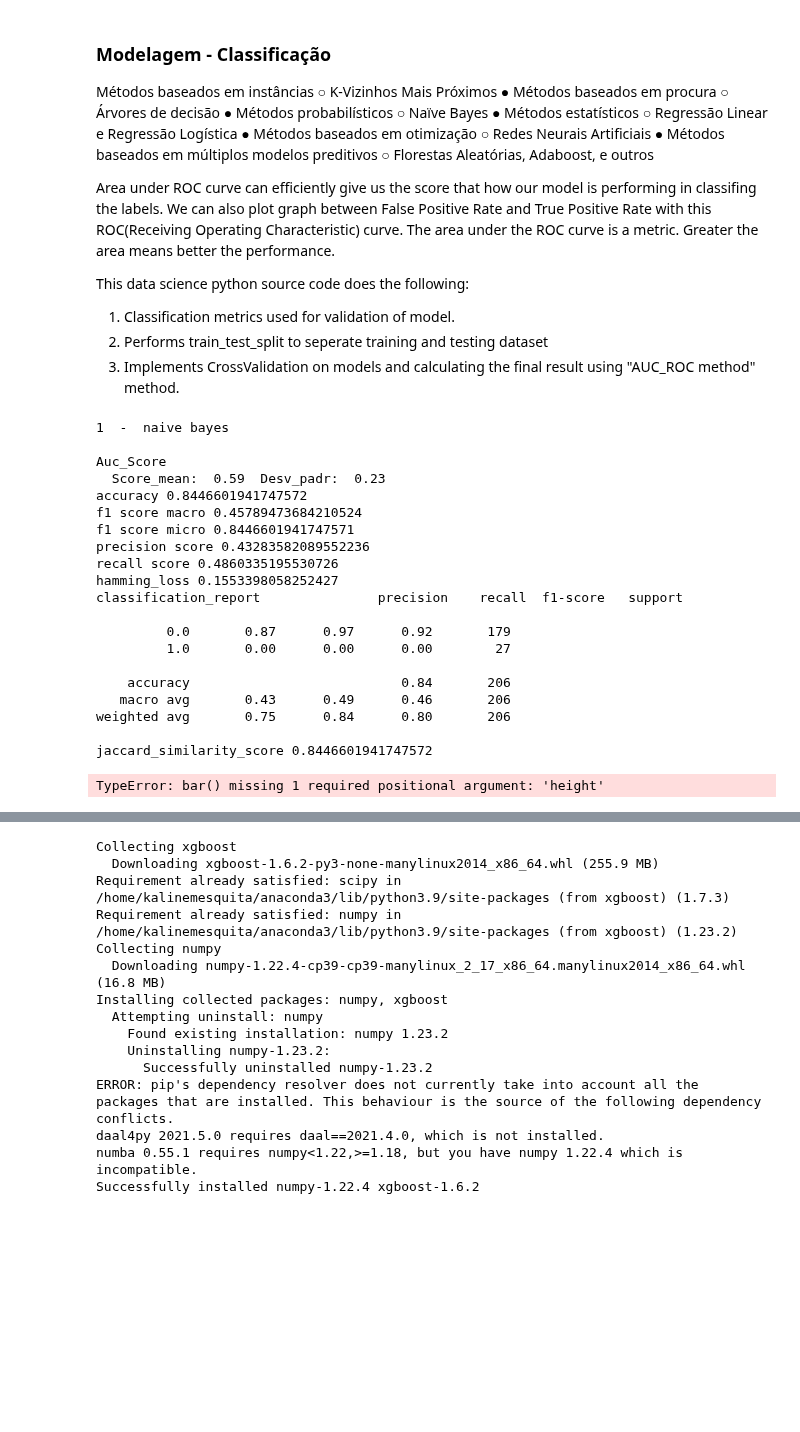
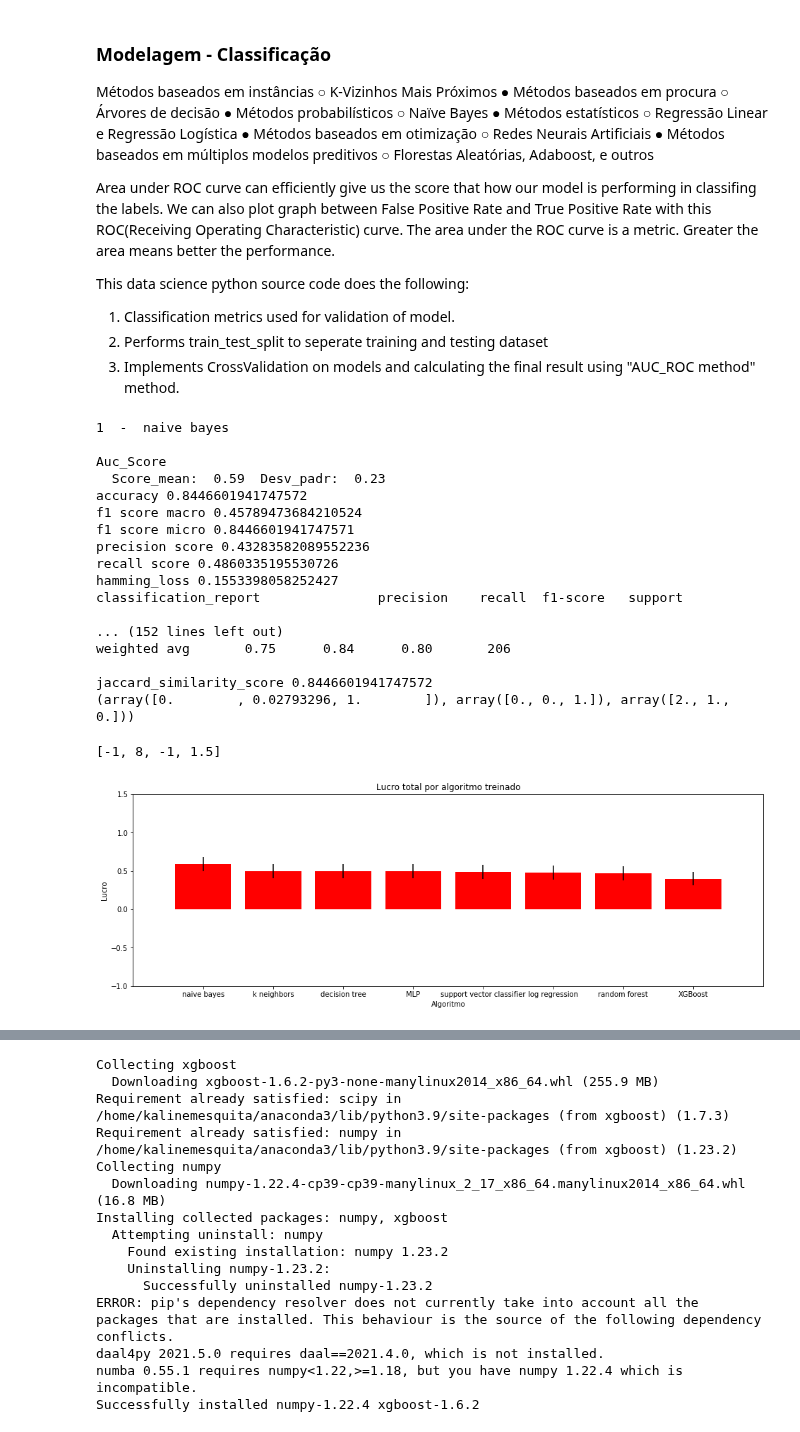
Before and after one commit to kaline/TrabalhoFinalML, a Jupyter notebook: dataset.ipynb, the cells around one changed output, grey strips where cells are left out. Saved outputs shown, nothing was run; the diff lists cells and outputs as text; code cells hidden in the pictures; blank space fills up the shorter version.

```diff
--- a/dataset.ipynb
+++ b/dataset.ipynb
@@ -696,11 +696,11 @@ modelclasses = [
 insights = []
 #  Treina e testa cada algoritmo com seus respectivos hiperparâmetros
 y_scores = np.array([0.1, 0.4, 0.35, 0.8])
-
 for modelname, Model, params_list in modelclasses:
     for params in params_list:
         model = Model(**params)
         predicted = cross_val_predict(model, X_train, y_train, cv=6)
+        rocCurve = metrics.roc_curve(y_train, predicted)
         cv_scores = cross_val_score(model, X_train, y_train, scoring='roc_auc', cv=6)
         #f1score = f1_score(X_train, y_train, model)
         score = round(cv_scores.mean(),2)
@@ -726,36 +726,34 @@ for modelname, model, params, score, score_stddev in insights:
     print("classification_report", metrics.classification_report(y_train, predicted))
     print("jaccard_similarity_score", metrics.jaccard_similarity_score(y_train, predicted))
     print(metrics.roc_curve(y_train, predicted))
 
     modelnames.append(modelname)
     scores.append(score)
 
 # Recurso visual
 plt.figure(figsize=(16,5))
 plt.bar(modelnames, scores, color='red', yerr=score_stddev)
 plt.ylabel('Lucro')
 plt.xlabel('Algoritmo')
 plt.title('Lucro total por algoritmo treinado')
 plt.axis([-1,len(modelnames),-1,1.5])
 # %% [output]
 1  -  naive bayes
 
 Auc_Score
   Score_mean:  0.59  Desv_padr:  0.23
 accuracy 0.8446601941747572
 f1 score macro 0.45789473684210524
 f1 score micro 0.8446601941747571
 precision score 0.43283582089552236
 recall score 0.4860335195530726
 hamming_loss 0.1553398058252427
 classification_report               precision    recall  f1-score   support
 
-         0.0       0.87      0.97      0.92       179
-         1.0       0.00      0.00      0.00        27
-
-    accuracy                           0.84       206
-   macro avg       0.43      0.49      0.46       206
+... (152 lines left out)
 weighted avg       0.75      0.84      0.80       206
 
 jaccard_similarity_score 0.8446601941747572
+(array([0.        , 0.02793296, 1.        ]), array([0., 0., 1.]), array([2., 1., 0.]))
-TypeError: bar() missing 1 required positional argument: 'height'
+[-1, 8, -1, 1.5]
+[figure, added]
```
Also changed, not shown: parts of 1 cell of this notebook.
